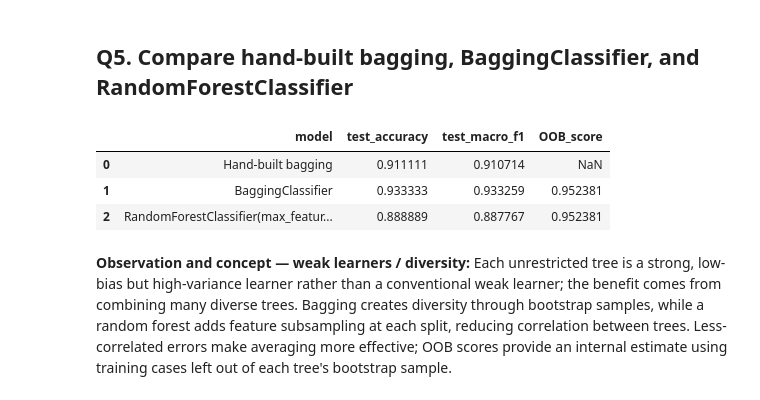
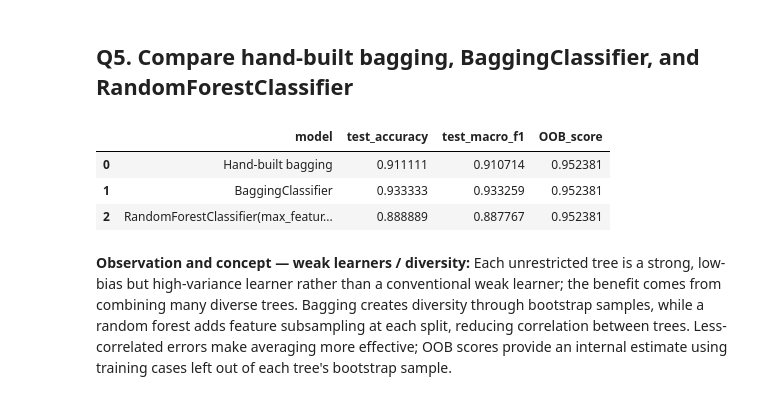
Before and after one commit to Soumik77777/IIITA_MTech_Sem1, a Jupyter notebook: IML/IML2026_MDE2026005_DecisionTrees_2.ipynb, the cells around one changed output. Cells and saved outputs as stored; diff of their text form; code cells hidden in the pictures.

```diff
--- a/IML/IML2026_MDE2026005_DecisionTrees_2.ipynb
+++ b/IML/IML2026_MDE2026005_DecisionTrees_2.ipynb
@@ -238,6 +238,7 @@ rng = np.random.default_rng(RANDOM_STATE)
 n_train = len(X_train)
 n_trees = 50
 bootstrap_trees = []
+bootstrap_indices = []
 
 for tree_number in range(n_trees):
     sample_indices = rng.choice(n_train, size=n_train, replace=True)
@@ -246,8 +247,9 @@ for tree_number in range(n_trees):
 
     tree = DecisionTreeClassifier(random_state=RANDOM_STATE + tree_number)
     tree.fit(X_boot, y_boot)
+
     bootstrap_trees.append(tree)
-
+    bootstrap_indices.append(sample_indices)
 
 def majority_vote(prediction_matrix):
     """Return the most frequent class in each row; ties use smallest class label."""
@@ -282,6 +284,32 @@ print("Hand-built bagging test accuracy:",
       round(accuracy_score(y_test, hand_bag_pred), 4))
 print("Hand-built bagging test macro-F1:",
       round(f1_score(y_test, hand_bag_pred, average="macro"), 4))
+
+oob_votes = np.zeros((n_train, len(class_names)), dtype=int)
+
+for tree, indices in zip(bootstrap_trees, bootstrap_indices):
+    oob_indices = np.setdiff1d(np.arange(n_train), np.unique(indices))
+    predictions = tree.predict(X_train[oob_indices])
+
+    for idx, prediction in zip(oob_indices, predictions):
+        oob_votes[idx, prediction] += 1
+
+oob_valid = oob_votes.sum(axis=1) > 0
+oob_predictions = np.argmax(oob_votes[oob_valid], axis=1)
+
+hand_bag_oob = accuracy_score(y_train[oob_valid], oob_predictions)
+print("Hand-built bagging OOB score:", hand_bag_oob)
+
+vote_counts = np.stack([
+    np.bincount(test_predictions_by_tree[i], minlength=len(class_names))
+    for i in range(len(X_test))
+])
+
+sorted_votes = np.sort(vote_counts, axis=1)
+margins = (sorted_votes[:, -1] - sorted_votes[:, -2]) / n_trees
+
+print("Mean voting margin:", np.mean(margins))
+print("Minimum voting margin:", np.min(margins))
 # %% [output]
 [figure]
 Hand-built bagging test accuracy: 0.9111
@@ -311,35 +342,35 @@ forest_model = RandomForestClassifier(
 )
 
 bagging_model.fit(X_train, y_train)
 forest_model.fit(X_train, y_train)
 
 bagging_pred = bagging_model.predict(X_test)
 forest_pred = forest_model.predict(X_test)
 
 comparison = pd.DataFrame([
     {
         "model": "Hand-built bagging",
         "test_accuracy": accuracy_score(y_test, hand_bag_pred),
         "test_macro_f1": f1_score(y_test, hand_bag_pred, average="macro"),
-        "OOB_score": np.nan
+        "OOB_score": hand_bag_oob
     },
     {
         "model": "BaggingClassifier",
         "test_accuracy": accuracy_score(y_test, bagging_pred),
         "test_macro_f1": f1_score(y_test, bagging_pred, average="macro"),
         "OOB_score": bagging_model.oob_score_
     },
     {
         "model": 'RandomForestClassifier(max_features="sqrt")',
         "test_accuracy": accuracy_score(y_test, forest_pred),
         "test_macro_f1": f1_score(y_test, forest_pred, average="macro"),
         "OOB_score": forest_model.oob_score_
     }
 ])
 display(comparison)
 # %% [output]
 |  | model | test_accuracy | test_macro_f1 | OOB_score |
-| 0 | Hand-built bagging | 0.911111 | 0.910714 | NaN |
+| 0 | Hand-built bagging | 0.911111 | 0.910714 | 0.952381 |
 | 1 | BaggingClassifier | 0.933333 | 0.933259 | 0.952381 |
 | 2 | RandomForestClassifier(max_featur... | 0.888889 | 0.887767 | 0.952381 |
 # %% [markdown]
```
Also changed, not shown: parts of 1 cell of this notebook.
